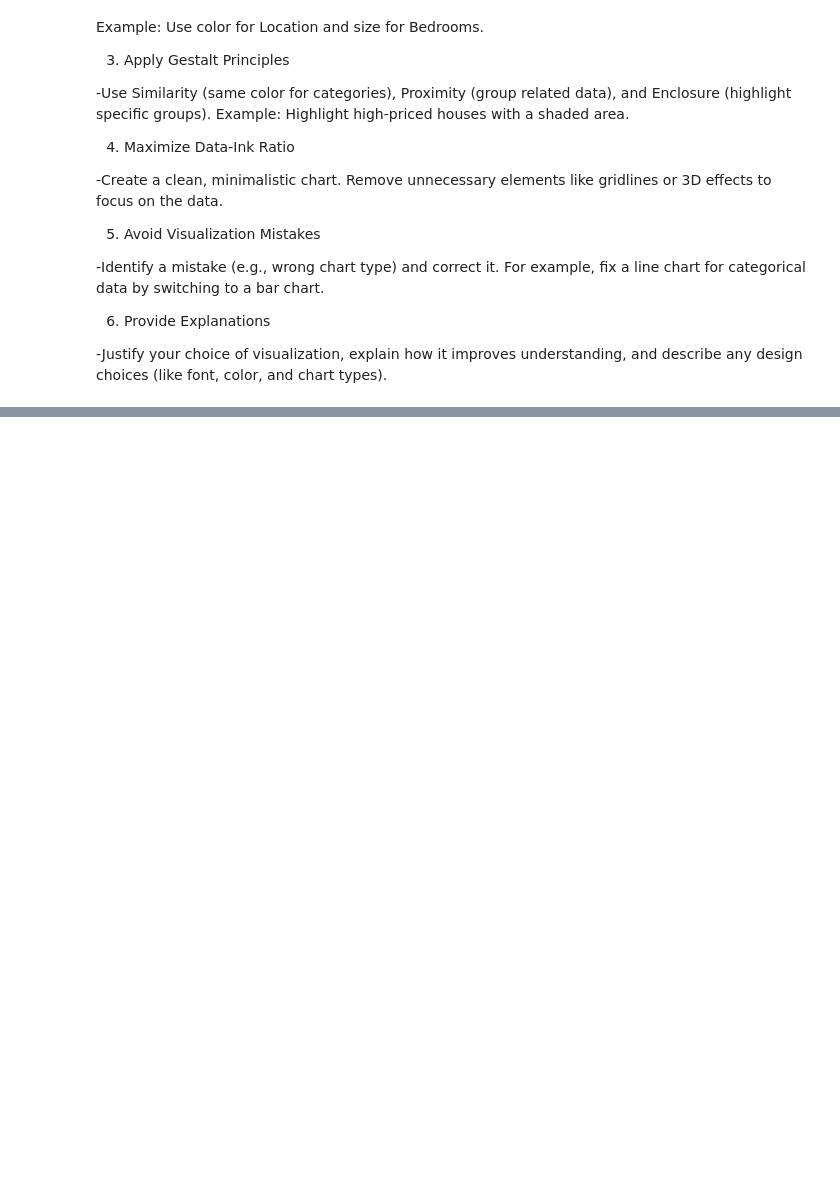
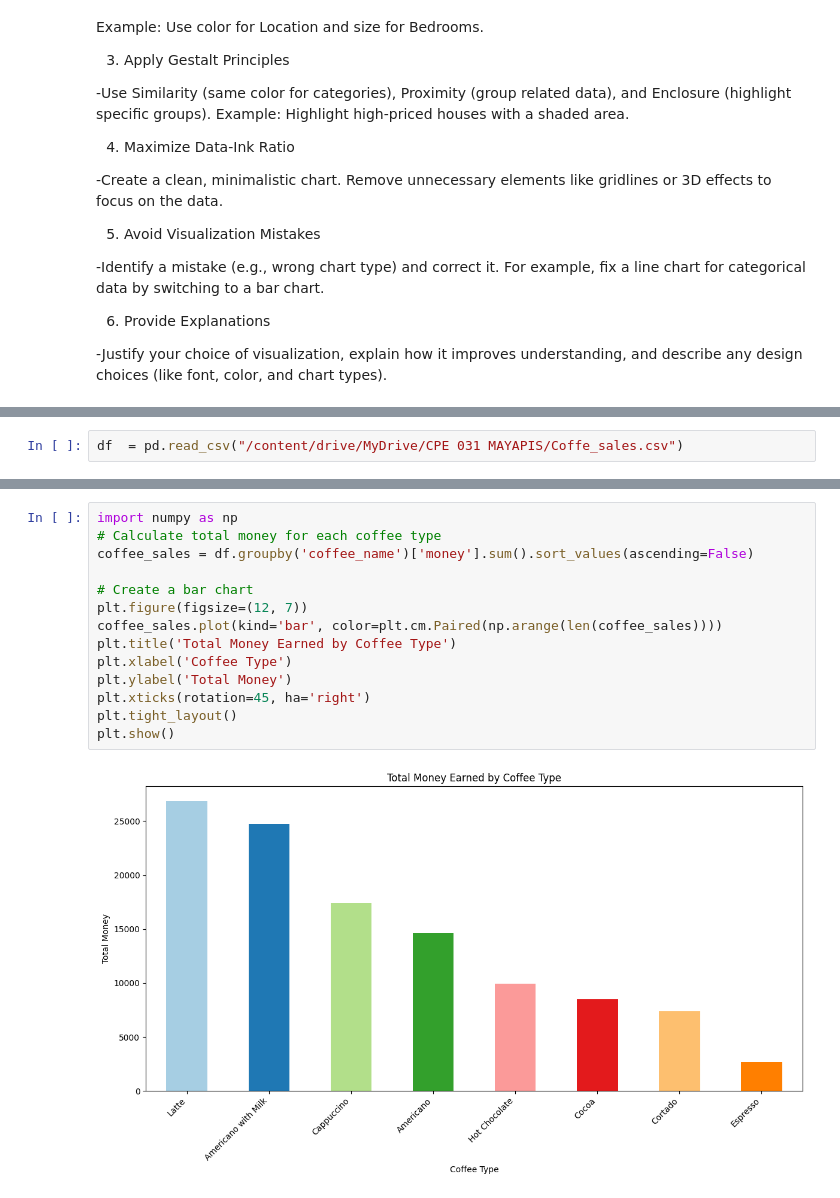
Before and after one commit to qcggmayapis/CPE-031-Visualizations-and-Data-Analysis, a Jupyter notebook: Hands_On_Activity_6_|_Data_Visualization_and_Design_Mayapis.ipynb, the cells around one changed output, grey strips where cells are left out. Drawn from its saved outputs; the diff is of its cells as text; blank space fills up the shorter version.

```diff
--- a/Hands_On_Activity_6_|_Data_Visualization_and_Design_Mayapis.ipynb
+++ b/Hands_On_Activity_6_|_Data_Visualization_and_Design_Mayapis.ipynb
@@ -597,0 +599,2 @@ Instructions:
+# %%
+df  = pd.read_csv("/content/drive/MyDrive/CPE 031 MAYAPIS/Coffe_sales.csv")
@@ -597,0 +617,16 @@ Instructions:
+# %%
+import numpy as np
+# Calculate total money for each coffee type
+coffee_sales = df.groupby('coffee_name')['money'].sum().sort_values(ascending=False)
+
+# Create a bar chart
+plt.figure(figsize=(12, 7))
+coffee_sales.plot(kind='bar', color=plt.cm.Paired(np.arange(len(coffee_sales))))
+plt.title('Total Money Earned by Coffee Type')
+plt.xlabel('Coffee Type')
+plt.ylabel('Total Money')
+plt.xticks(rotation=45, ha='right')
+plt.tight_layout()
+plt.show()
+# %% [output]
+[figure, added]
```
Also changed, not shown: parts of 10 cells of this notebook.
